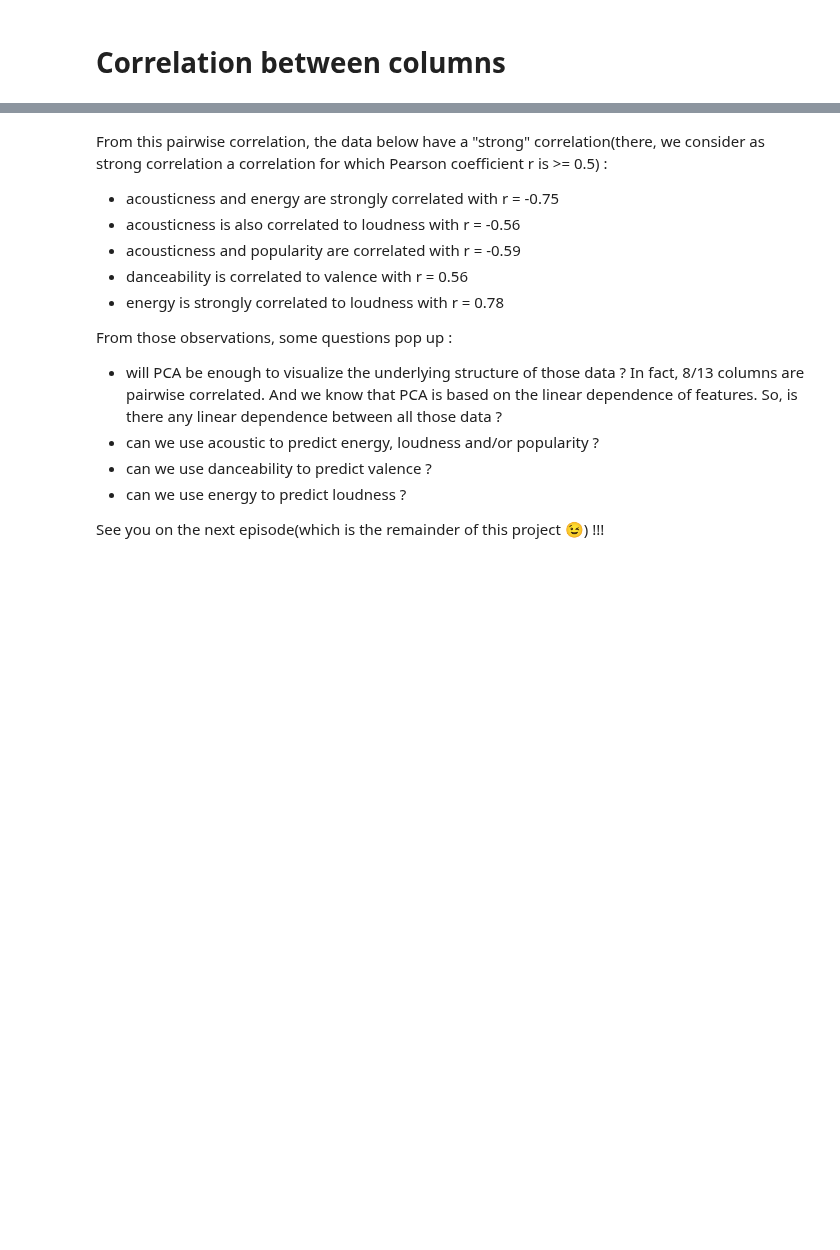
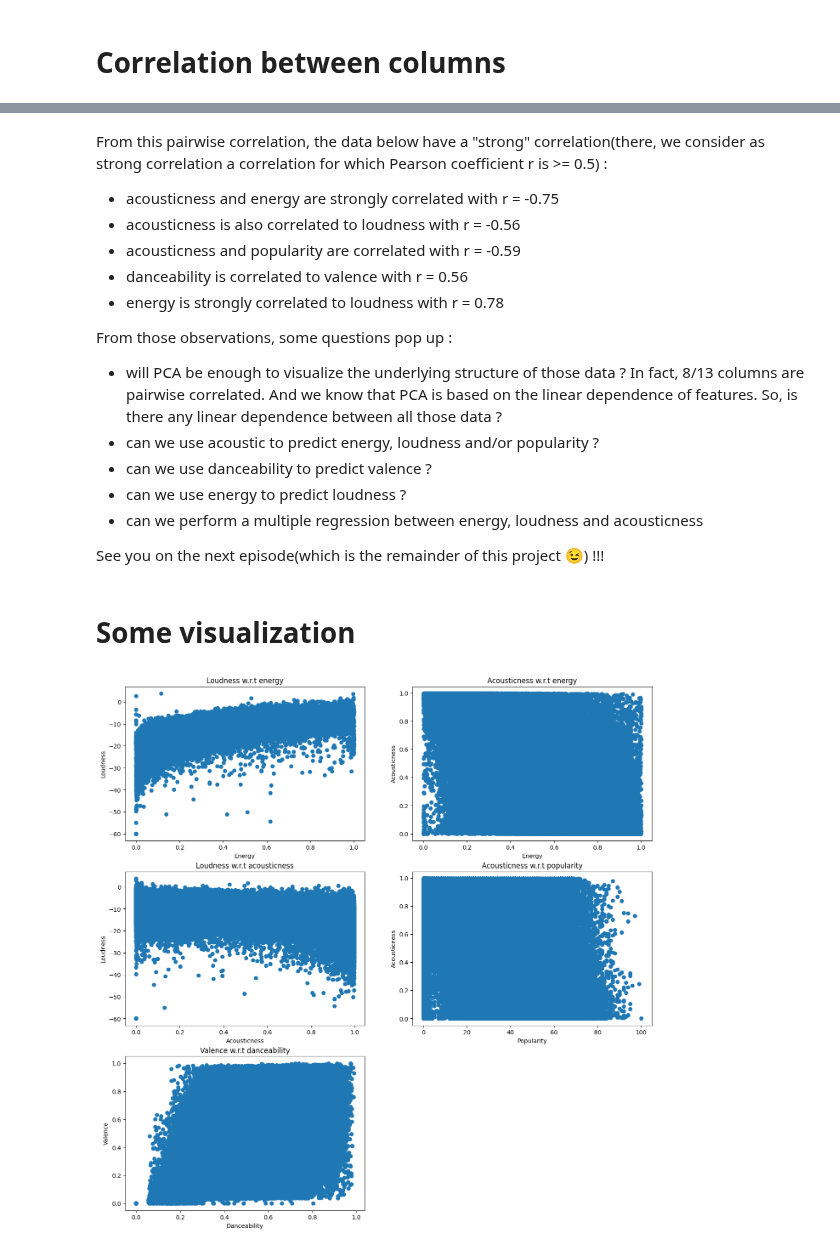
Before and after one commit to Manuela-AYO/DAProject2022, a Jupyter notebook: spotifyAnalysis.ipynb, the cells around one changed output, grey strips where cells are left out. Cells and saved outputs as stored; diff of their text form; code cells hidden in the pictures; blank space fills up the shorter version.

```diff
--- a/spotifyAnalysis.ipynb
+++ b/spotifyAnalysis.ipynb
@@ -109,5 +109,42 @@ From those observations, some questions pop up :
 - can we use acoustic to predict energy, loudness and/or popularity ?
 - can we use danceability to predict valence ?
 - can we use energy to predict loudness ?
+- can we perform a multiple regression between energy, loudness and acousticness
 
 See you on the next episode(which is the remainder of this project 😉) !!!
+# %% [markdown]
+# Some visualization
+# %%
+fig = plt.figure(figsize=(16,16))
+ax = fig.add_subplot(321)
+ax.scatter(new_df["energy"], new_df["loudness"])
+ax.set_xlabel("Energy")
+ax.set_ylabel("Loudness")
+ax.set_title("Loudness w.r.t energy")
+
+ax2 = fig.add_subplot(322)
+ax2.scatter(new_df["energy"], new_df["acousticness"])
+ax2.set_xlabel("Energy")
+ax2.set_ylabel("Acousticness")
+ax2.set_title("Acousticness w.r.t energy")
+
+ax3 = fig.add_subplot(323)
+ax3.scatter(new_df["acousticness"], new_df["loudness"])
+ax3.set_xlabel("Acousticness")
+ax3.set_ylabel("Loudness")
+ax3.set_title("Loudness w.r.t acousticness")
+
+ax4 = fig.add_subplot(324)
+ax4.scatter(new_df["popularity"], new_df["acousticness"])
+ax4.set_xlabel("Popularity")
+ax4.set_ylabel("Acousticness")
+ax4.set_title("Acousticness w.r.t popularity")
+
+ax5 = fig.add_subplot(325)
+ax5.scatter(new_df["danceability"], new_df["valence"])
+ax5.set_xlabel("Danceability")
+ax5.set_ylabel("Valence")
+ax5.set_title("Valence w.r.t danceability")
+plt.show()
+# %% [output]
+[figure, added]
```
Also changed, not shown: parts of 19 cells of this notebook, 1 other file.
